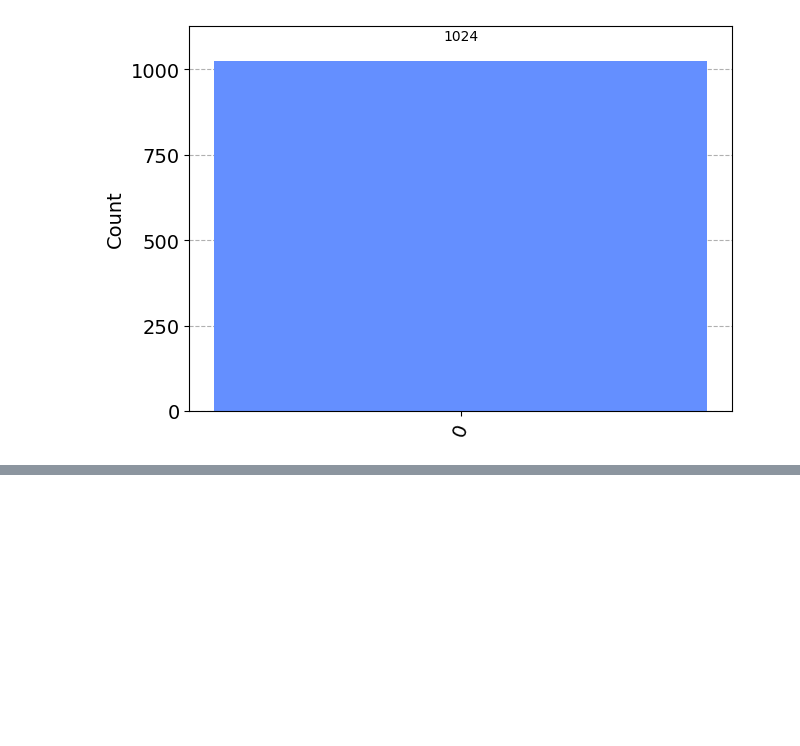
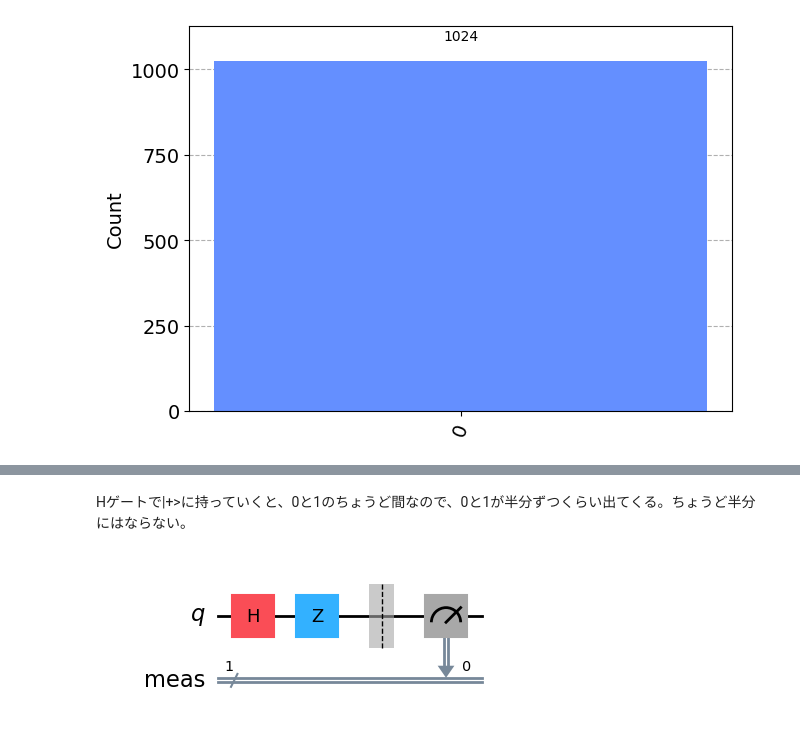
Before and after one commit to quantumseminar/textbook, a Jupyter notebook: 04gate/02gate.ipynb, the cells around one changed output, grey strips where cells are left out. Drawn from its saved outputs; the diff is of its cells as text; code cells hidden in the pictures; blank space fills up the shorter version.

```diff
--- a/04gate/02gate.ipynb
+++ b/04gate/02gate.ipynb
@@ -174,0 +203,19 @@ Zが使えないと困るので、便利なアダマールゲートを考えま
+# %% [markdown]
+Hゲートで|+>に持っていくと、0と1のちょうど間なので、0と1が半分ずつくらい出てくる。ちょうど半分にはならない。
+# %%
+# 量子回路を準備。量子ゲートとその結果を格納する古典レジスタと呼ばれるものを準備
+qc = QuantumCircuit(1)
+
+# Hゲートを0番目の量子ビットに適用
+qc.h(0)
+
+# その次にZゲートを適用
+qc.z(0)
+
+# 測定で結果を確定する操作
+qc.measure_all()
+
+# 回路を確認する
+qc.draw(output='mpl')
+# %% [output]
+[figure, added]
```
Also changed, not shown: parts of 8 cells of this notebook.
